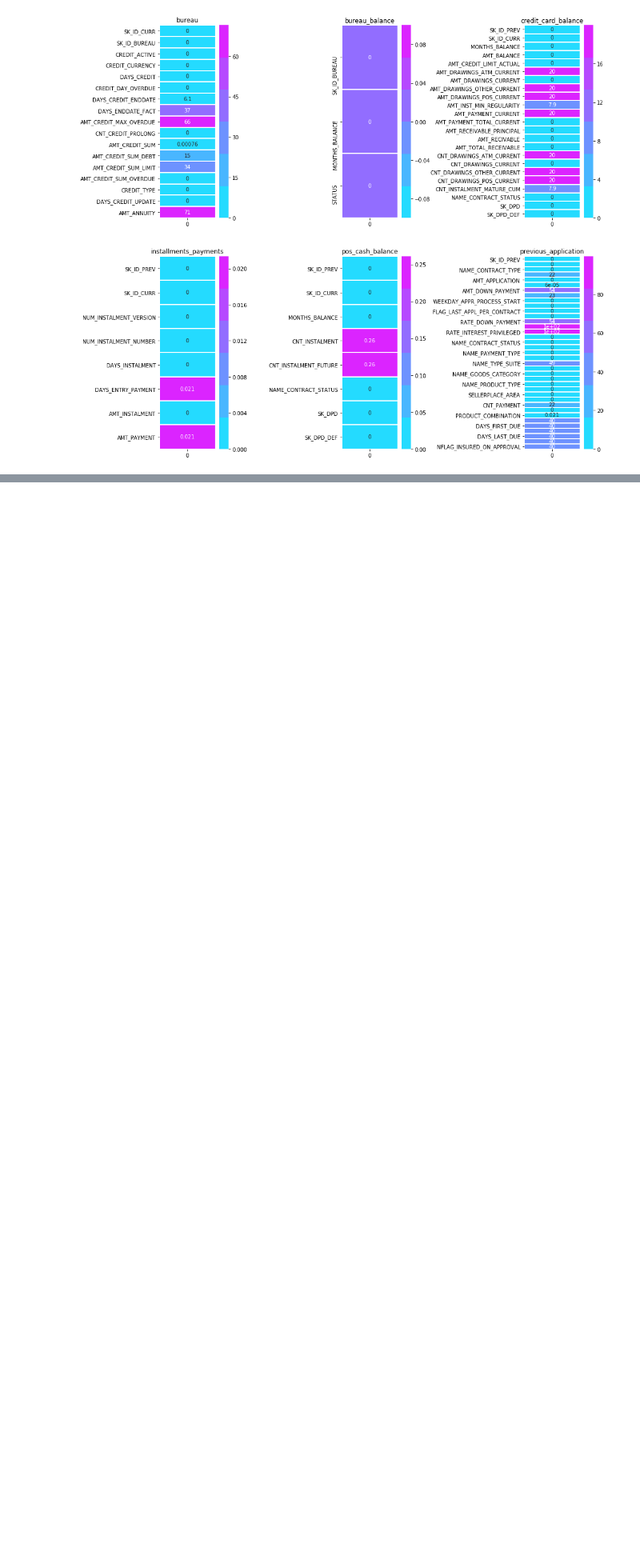
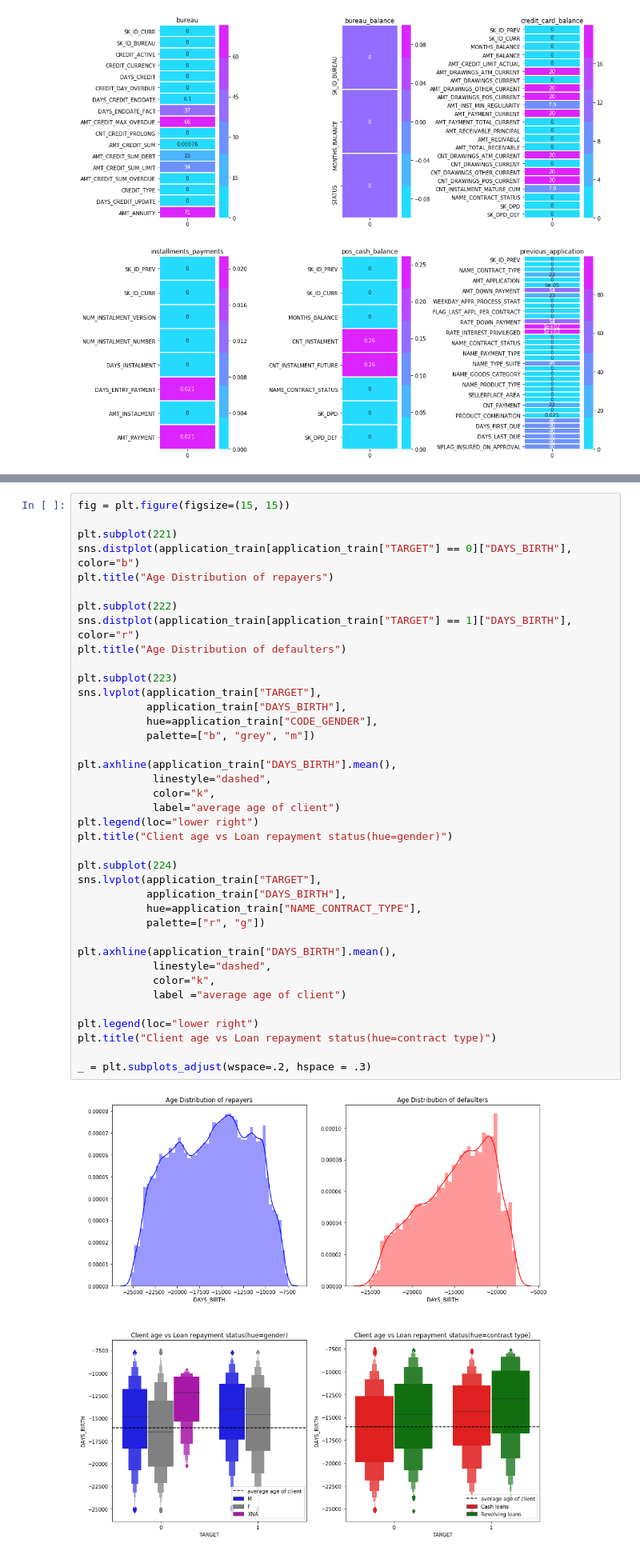
Before and after one commit to vlassarev/home-credit-default-risk, a Jupyter notebook: hcdr.ipynb, the cells around one changed output, grey strips where cells are left out. Shown at 80% size. Drawn from its saved outputs; the diff is of its cells as text; blank space fills up the shorter version.

```diff
--- a/hcdr.ipynb
+++ b/hcdr.ipynb
@@ -173,0 +309,41 @@ plt.subplots_adjust(wspace = 1.6)
+# %%
+fig = plt.figure(figsize=(15, 15))
+
+plt.subplot(221)
+sns.distplot(application_train[application_train["TARGET"] == 0]["DAYS_BIRTH"], color="b")
+plt.title("Age Distribution of repayers")
+
+plt.subplot(222)
+sns.distplot(application_train[application_train["TARGET"] == 1]["DAYS_BIRTH"], color="r")
+plt.title("Age Distribution of defaulters")
+
+plt.subplot(223)
+sns.lvplot(application_train["TARGET"],
+           application_train["DAYS_BIRTH"],
+           hue=application_train["CODE_GENDER"],
+           palette=["b", "grey", "m"])
+
+plt.axhline(application_train["DAYS_BIRTH"].mean(),
+            linestyle="dashed",
+            color="k",
+            label="average age of client")
+plt.legend(loc="lower right")
+plt.title("Client age vs Loan repayment status(hue=gender)")
+
+plt.subplot(224)
+sns.lvplot(application_train["TARGET"],
+           application_train["DAYS_BIRTH"],
+           hue=application_train["NAME_CONTRACT_TYPE"],
+           palette=["r", "g"])
+
+plt.axhline(application_train["DAYS_BIRTH"].mean(),
+            linestyle="dashed",
+            color="k",
+            label ="average age of client")
+
+plt.legend(loc="lower right")
+plt.title("Client age vs Loan repayment status(hue=contract type)")
+
+_ = plt.subplots_adjust(wspace=.2, hspace = .3)
+# %% [output]
+[figure, added]
```
Also changed, not shown: parts of 25 cells of this notebook.
